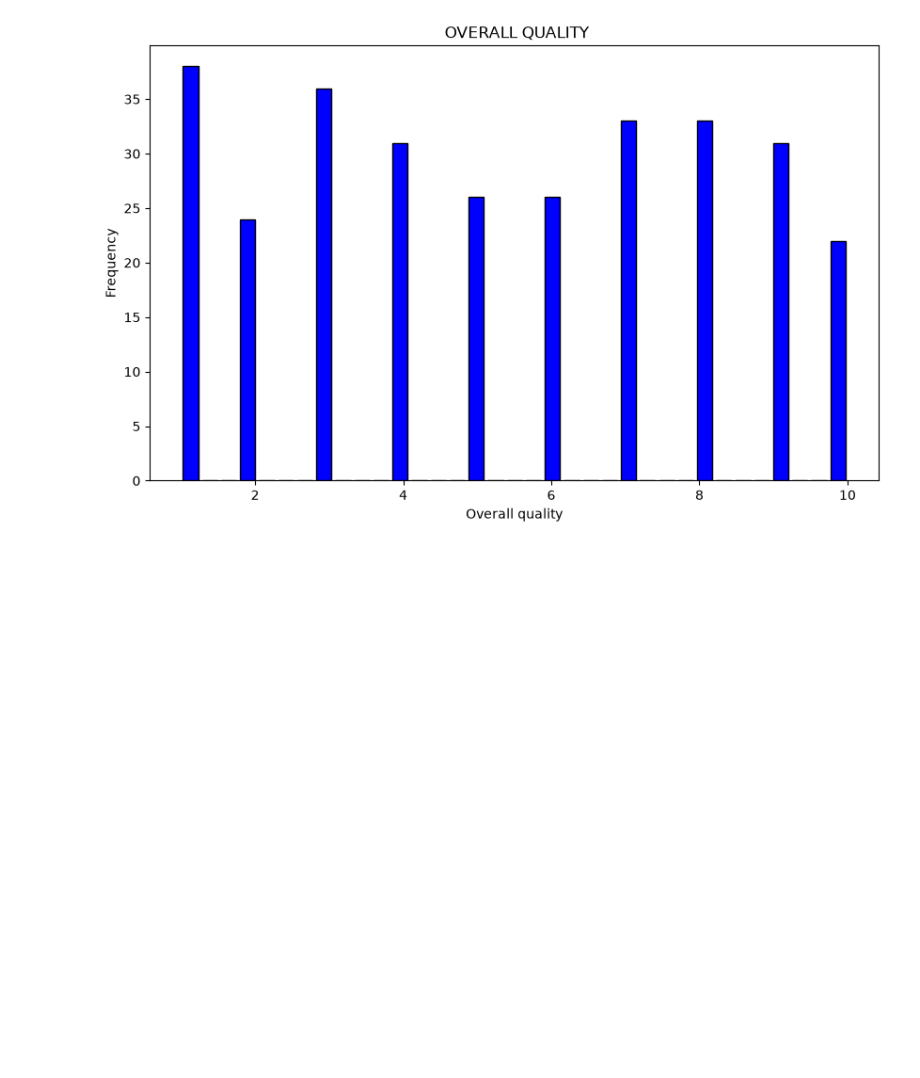
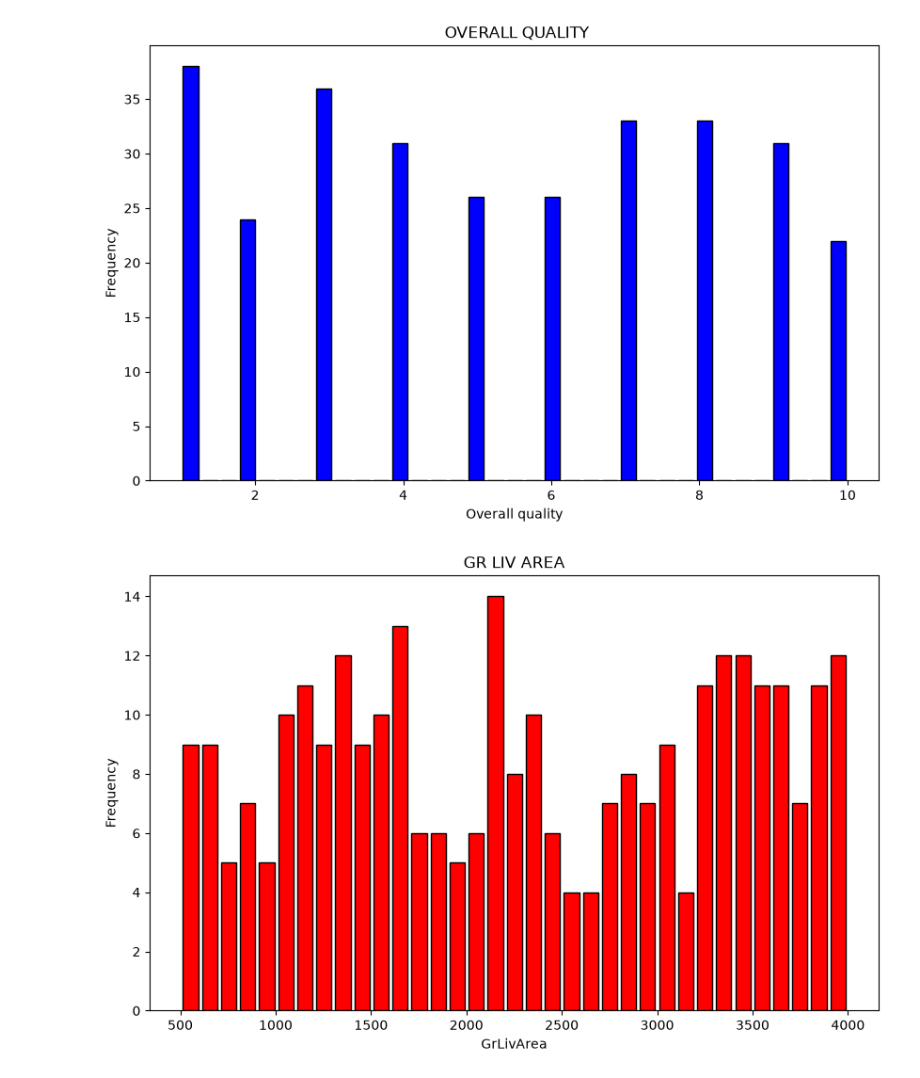
Before and after one commit to popsy-jeff/MACHINE-LEARNING--LINEAR-REGRESSION, a Jupyter notebook: House_Prices_LinearRegression_Model.ipynb, the cells around one changed output. Cells and saved outputs as stored; diff of their text form; code cells hidden in the pictures; blank space fills up the shorter version.

Commit message:
Visual analysis of the ground living area frequency column 2

```diff
--- a/House_Prices_LinearRegression_Model.ipynb
+++ b/House_Prices_LinearRegression_Model.ipynb
@@ -125,3 +125,31 @@ plt.ylabel('Frequency')
 plt.show()
 # %% [output]
 [figure]
+# %%
+fig = px.histogram(
+    house,
+    x='GrLivArea',
+    marginal='box',
+    nbins=45,
+    title='GR LIV AREA'
+)
+fig.update_layout(bargap=0.2)
+fig.show()
+
+# USING PYPLOT
+plt.figure(figsize=(10, 6))
+plt.hist(
+    house['GrLivArea'],
+    bins=35,
+    color='red',
+    edgecolor='black',
+    rwidth=0.8
+)
+
+plt.title('GR LIV AREA')
+plt.xlabel('GrLivArea')
+plt.ylabel('Frequency')
+
+plt.show()
+# %% [output]
+[figure, added]
```
